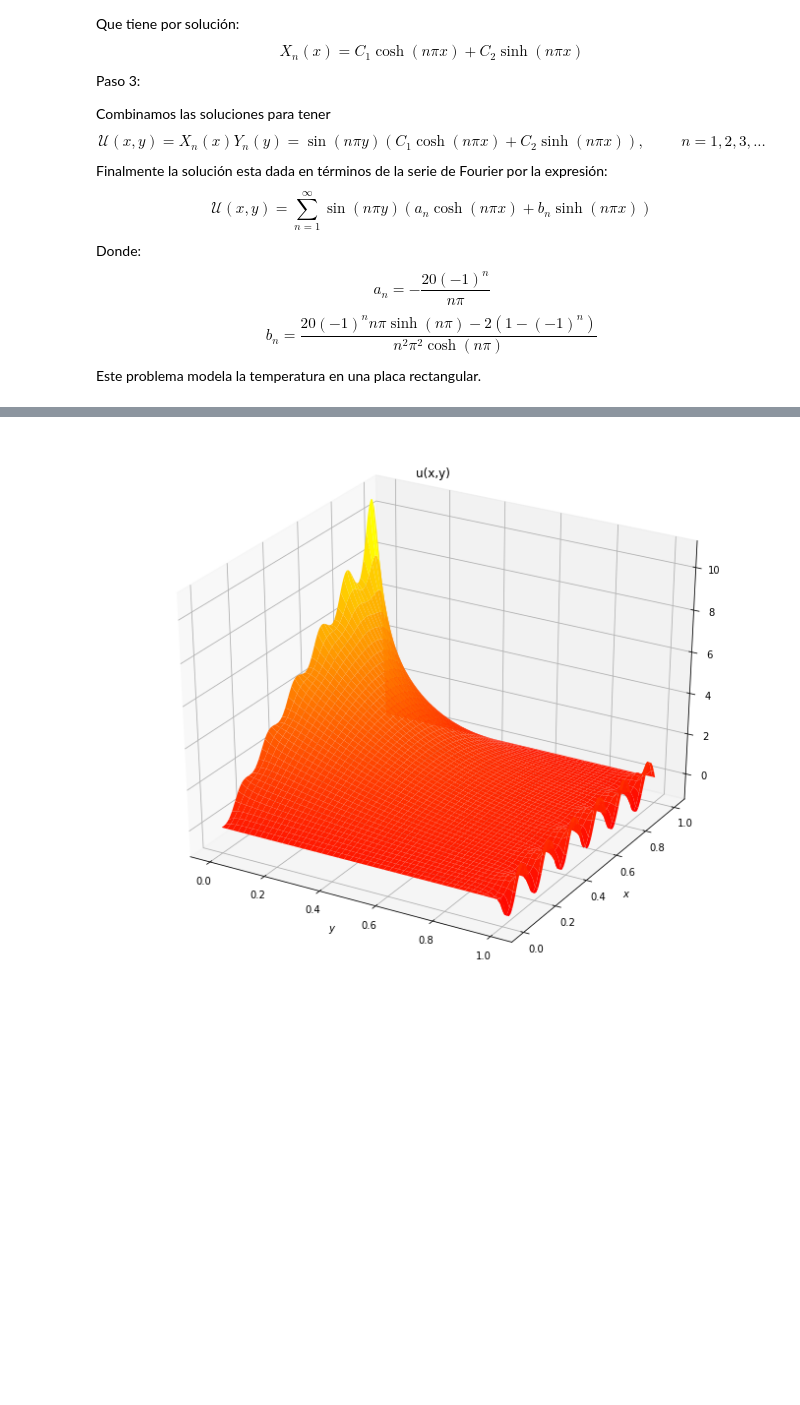
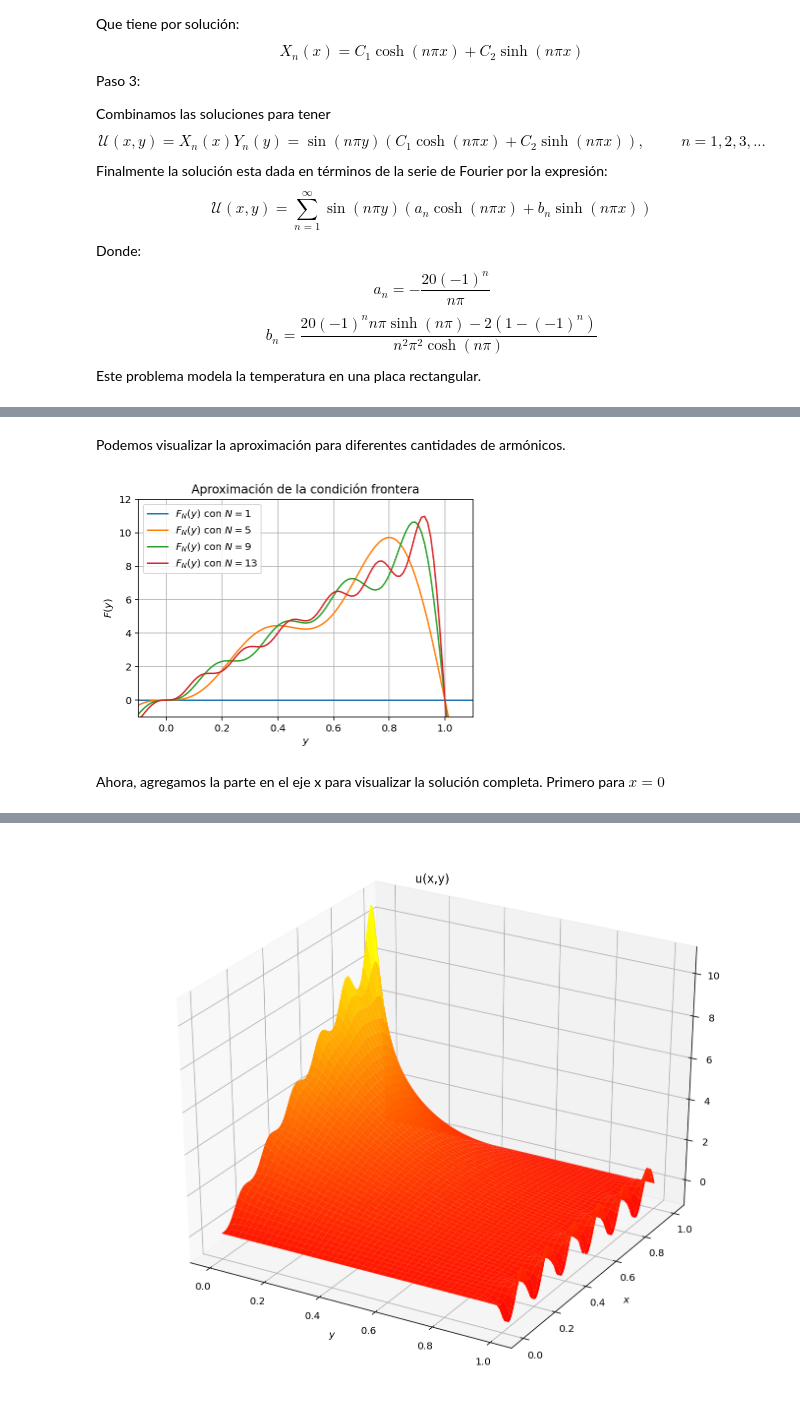
Before and after one commit to Jdvilan/suprema-octo-panqueque, a Jupyter notebook: Dirichlet_b.ipynb, the cells around one changed output, grey strips where cells are left out. Cells and saved outputs as stored; diff of their text form; code cells hidden in the pictures; blank space fills up the shorter version.

```diff
--- a/Dirichlet_b.ipynb
+++ b/Dirichlet_b.ipynb
@@ -41,3 +78,16 @@ import matplotlib.pyplot as plt
+# %% [markdown]
+Podemos visualizar la aproximación para diferentes cantidades de armónicos.
+# %%
+for i in range(1,16,4):
+    plot(x,u_0(x,i),label='$F_N(y)$ con $N=%d$' %i)
+plt.xlabel('$y$'); plt.ylabel('$F(y)$');
+plt.title("Aproximación de la condición frontera")
+xlim([-0.1,1.1]),ylim([-1,12]),grid(),legend()
+show()
+# %% [output]
+[figure, added]
+# %% [markdown]
+Ahora, agregamos la parte en el eje x para visualizar la solución completa. Primero para $x=0$
 # %%
 def u_x_y(x,y,N=13):
     f = zeros( (len(x),len(y)) )
```
Also changed, not shown: parts of 13 cells of this notebook.
